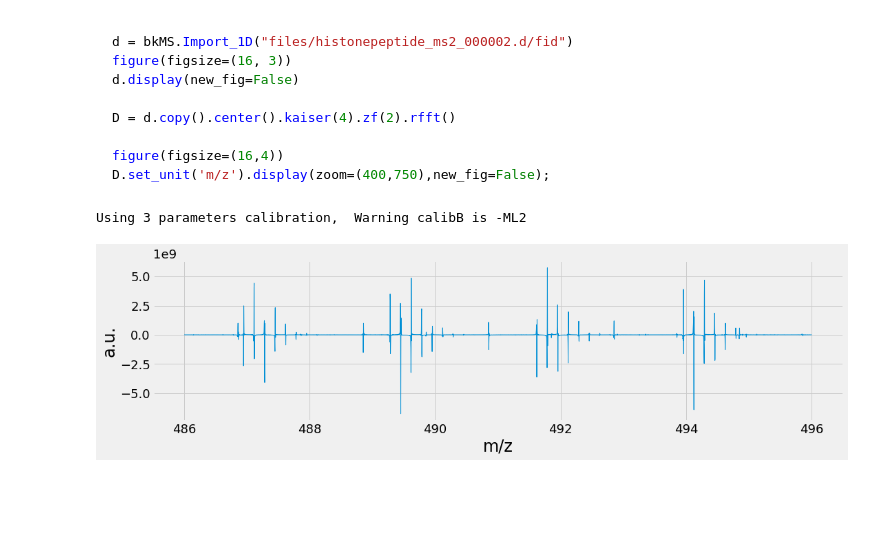
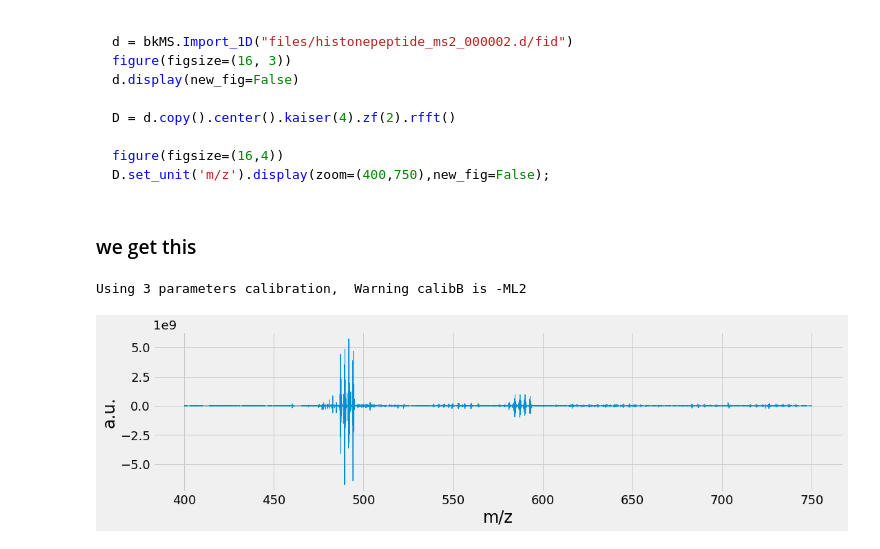
Before and after one commit to delsuc/2nd-AUS-FTICR, a Jupyter notebook: 2_FTICR.ipynb, the cells around one changed output. Cells and saved outputs as stored; diff of their text form; code cells hidden in the pictures; blank space fills up the shorter version.

````diff
--- a/2_FTICR.ipynb
+++ b/2_FTICR.ipynb
@@ -320,13 +320,15 @@ D = d.copy().center().kaiser(4).zf(2).rfft()
 figure(figsize=(16,4))
 D.set_unit('m/z').display(zoom=(400,750),new_fig=False);
 ```
+# %% [markdown]
+### we get this
 # %%
 d = bkMS.Import_1D("files/histonepeptide_ms2_000002.d/fid")
 
 D = d.copy().center().kaiser(4).zf(2).rfft()
 
 figure(figsize=(16,4))
-D.set_unit('m/z').display(zoom=(486, 496),new_fig=False);
+D.set_unit('m/z').display(zoom=(400,750),new_fig=False);
 # %% [output]
 Using 3 parameters calibration,  Warning calibB is -ML2
-[figure, old version]
+[figure, new version]
````
Also changed, not shown: parts of 18 cells of this notebook, 1 other file.
